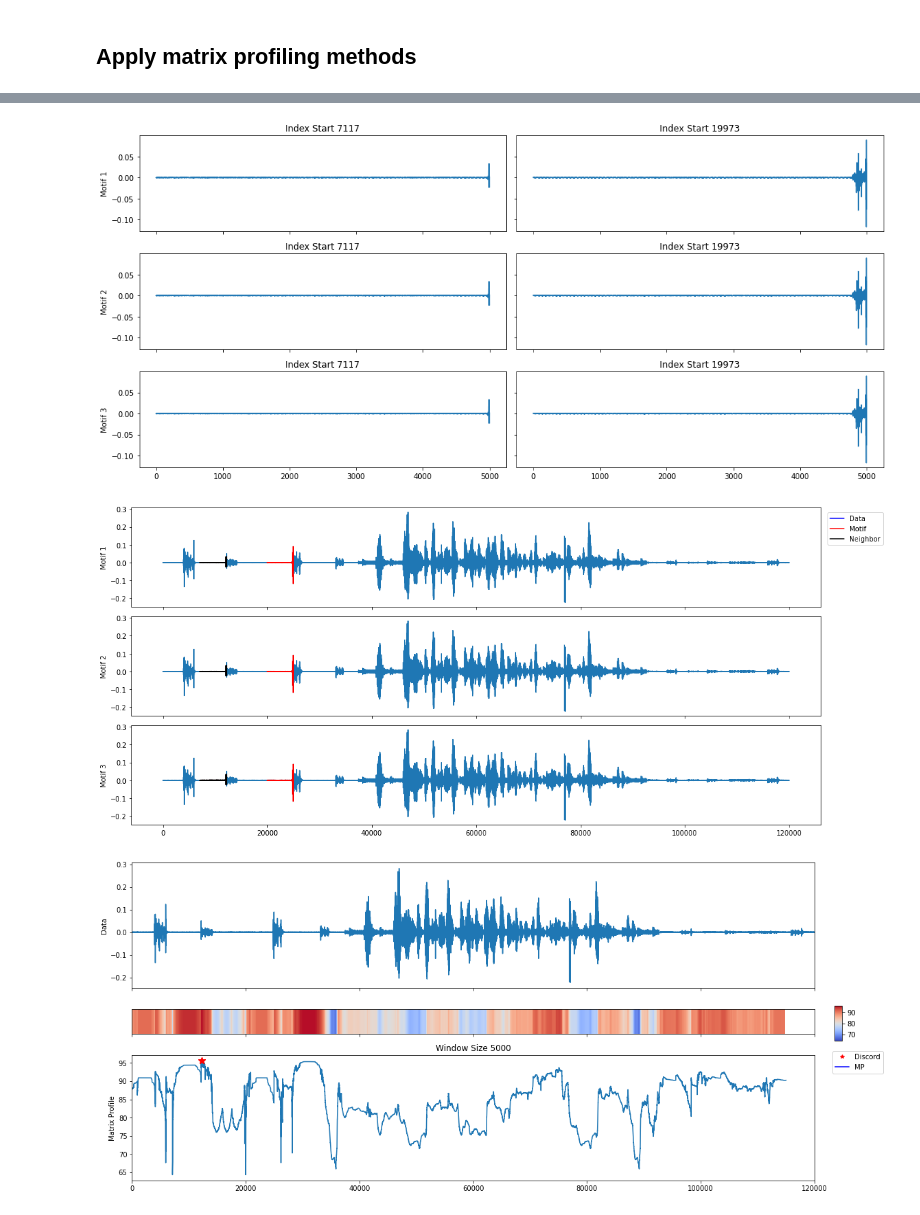
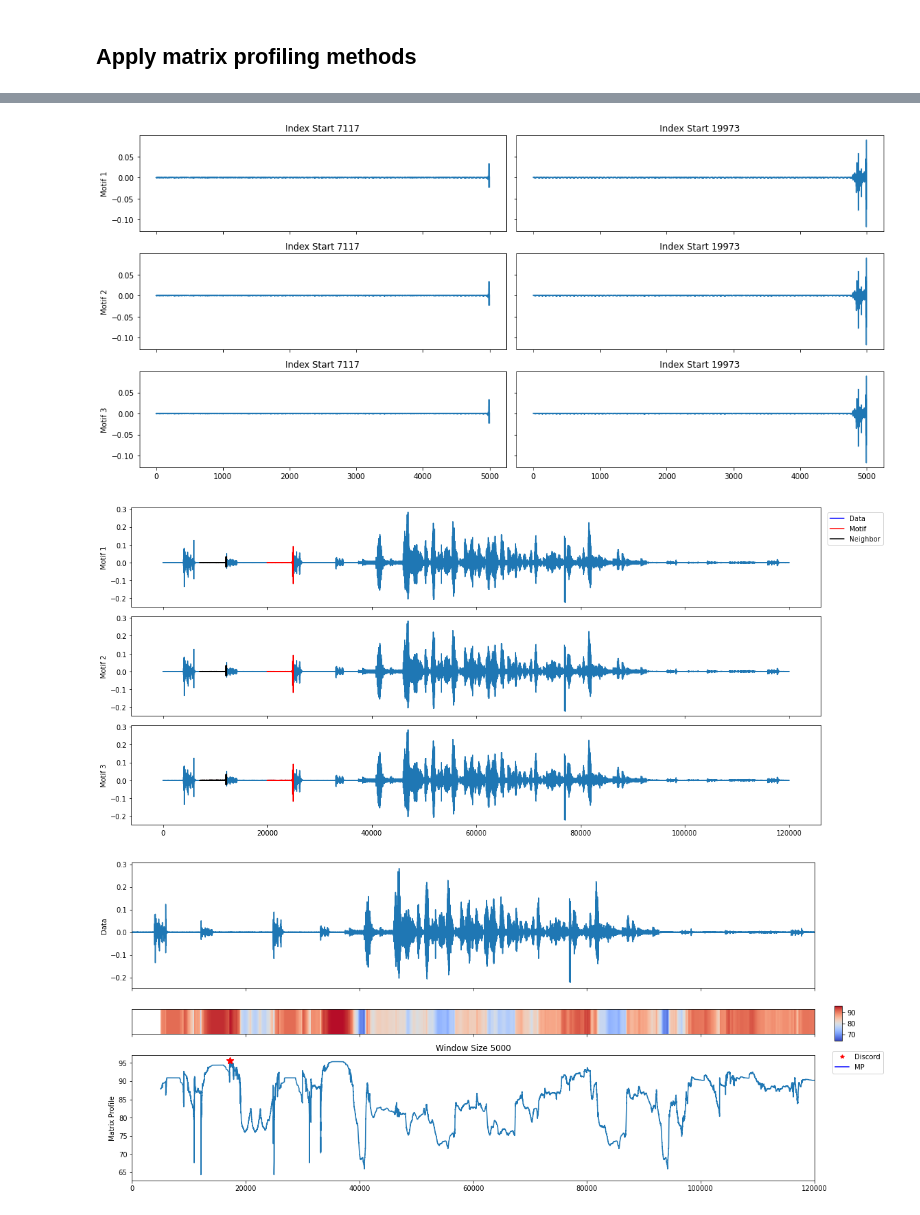
Before and after one commit to Mitchellpkt/audio_artifact_detection, a Jupyter notebook: signal_processing.ipynb, the cells around one changed output, grey strips where cells are left out. Cells and saved outputs as stored; diff of their text form; code cells hidden in the pictures.

```diff
--- a/signal_processing.ipynb
+++ b/signal_processing.ipynb
@@ -88,5 +99,5 @@ experiment: isli.Timeseries = experiment_high_rate.downsample(
 ## Apply matrix profiling methods
 # %%
 %%time
-experiment.matrix_profile_univariate(windows=5_000, col_names='signal');
+_ = experiment.matrix_profile_univariate(windows=5_000, col_names='signal', use_right_edge=True);
 # %% [output]
@@ -112,4 +106,4 @@ Wall time: 44.8 s
 [figure]
 [figure]
 [figure]
-[figure, old version]
+[figure, new version]
```
Also changed, not shown: parts of 5 cells of this notebook.
